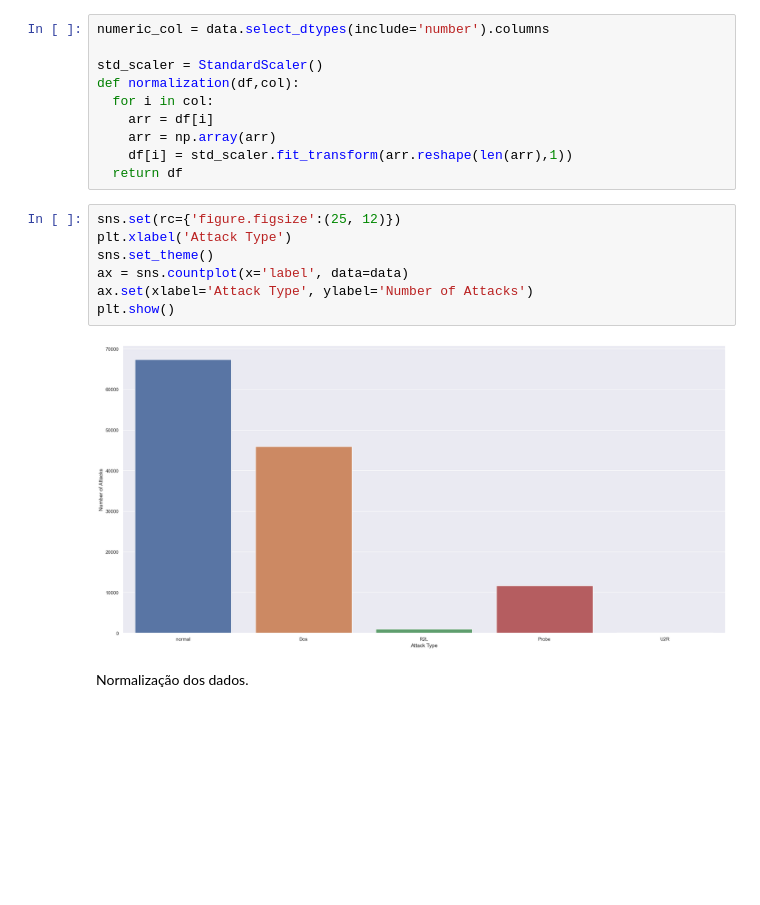
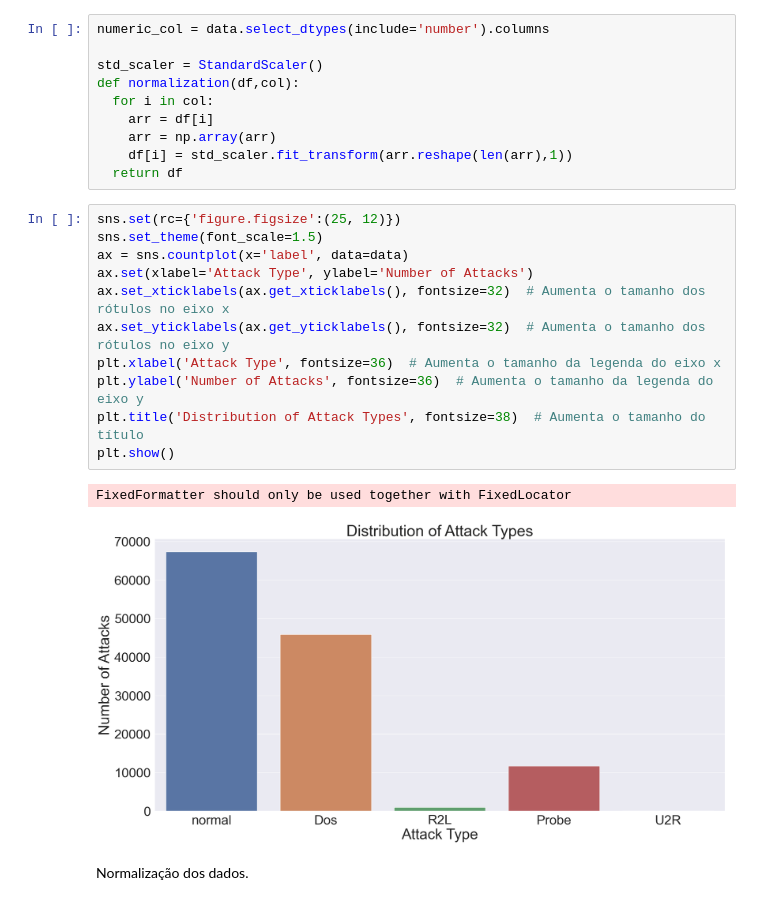
Before and after one commit to Chikrem/HIDS_DT, a Jupyter notebook: NIDS.ipynb, the cells around one changed output. Cells and saved outputs as stored; diff of their text form; blank space fills up the shorter version.

```diff
--- a/NIDS.ipynb
+++ b/NIDS.ipynb
@@ -831,15 +843,20 @@ def normalization(df,col):
     arr = np.array(arr)
     df[i] = std_scaler.fit_transform(arr.reshape(len(arr),1))
   return df
-# %%
-sns.set(rc={'figure.figsize':(25, 12)})
-plt.xlabel('Attack Type')
-sns.set_theme()
-ax = sns.countplot(x='label', data=data)
-ax.set(xlabel='Attack Type', ylabel='Number of Attacks')
-plt.show()
-# %% [output]
-[figure, removed]
+# %%
+sns.set(rc={'figure.figsize':(25, 12)})
+sns.set_theme(font_scale=1.5)
+ax = sns.countplot(x='label', data=data)
+ax.set(xlabel='Attack Type', ylabel='Number of Attacks')
+ax.set_xticklabels(ax.get_xticklabels(), fontsize=32)  # Aumenta o tamanho dos rótulos no eixo x
+ax.set_yticklabels(ax.get_yticklabels(), fontsize=32)  # Aumenta o tamanho dos rótulos no eixo y
+plt.xlabel('Attack Type', fontsize=36)  # Aumenta o tamanho da legenda do eixo x
+plt.ylabel('Number of Attacks', fontsize=36)  # Aumenta o tamanho da legenda do eixo y
+plt.title('Distribution of Attack Types', fontsize=38)  # Aumenta o tamanho do título
+plt.show()
+# %% [output]
+FixedFormatter should only be used together with FixedLocator
+[figure, added]
 # %% [markdown]
 Normalização dos dados.
 # %%
```
Also changed, not shown: parts of 69 cells of this notebook.
